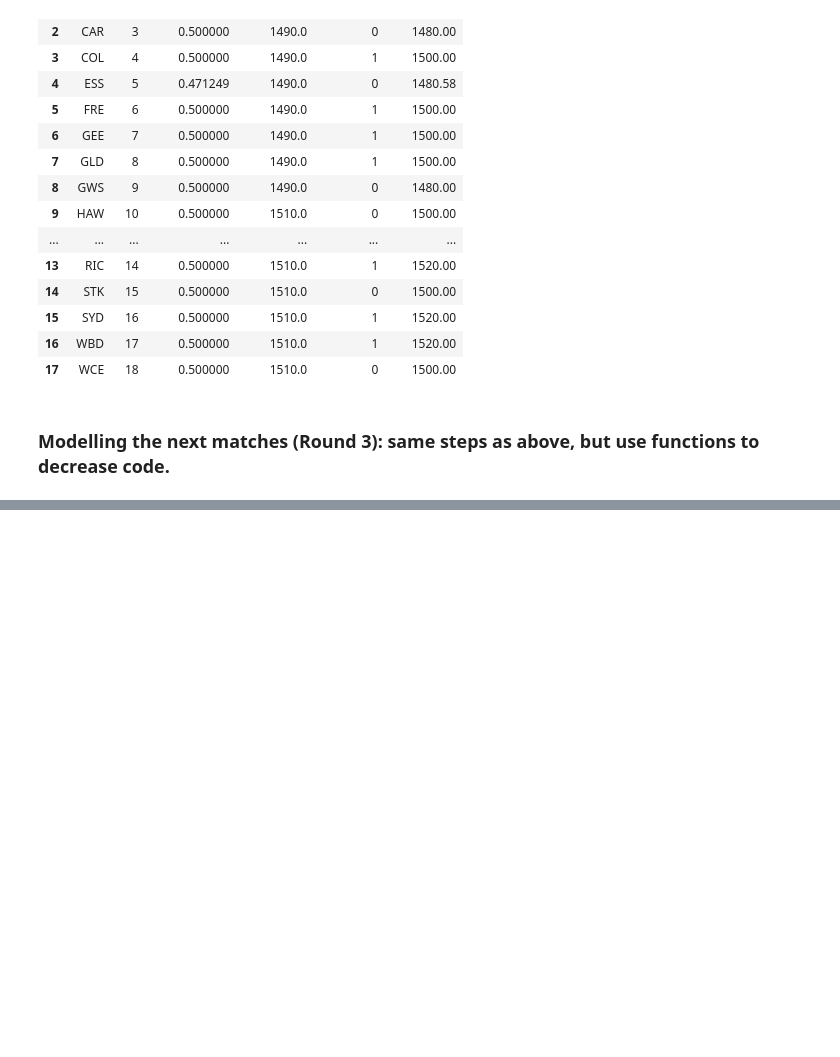
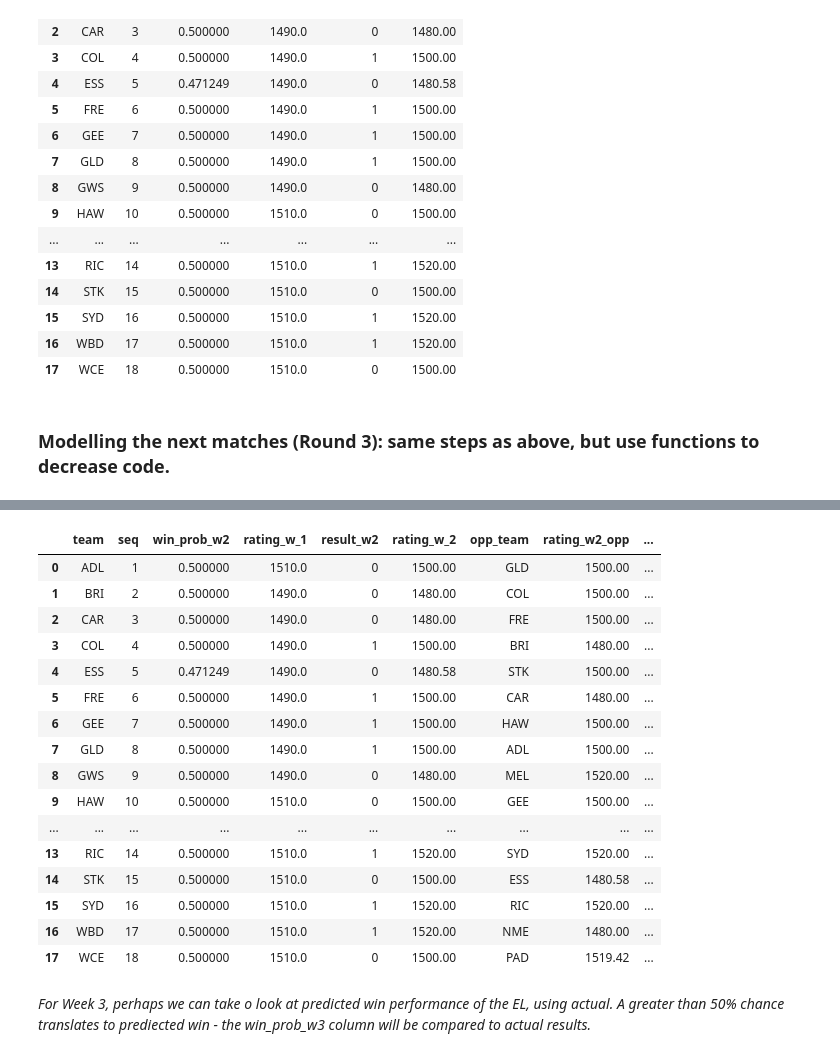
Before and after one commit to stevegabriel1/afl_elo_ratings, a Jupyter notebook: basic_version.ipynb, the cells around one changed output, grey strips where cells are left out. Cells and saved outputs as stored; diff of their text form; code cells hidden in the pictures; blank space fills up the shorter version.

```diff
--- a/basic_version.ipynb
+++ b/basic_version.ipynb
@@ -327,3 +327,8 @@ rframe_2
 | 17 | WCE | 18 | 0.500000 | 1510.0 | 0 | 1500.00 |
 # %% [markdown]
 ### **Modelling the next matches (Round 3): same steps as above, but use functions to decrease code.**
+# %%
+contests_w3 = rframe_2
+# Create opposition team rating column for R3:
+contests_w3['opp_team'] = ['GLD','COL','FRE','BRI','STK','CAR','HAW','ADL','MEL','GEE','GWS','WBD','WCE','SYD','ESS','RIC','NME','PAD']
+contests_w3
@@ -329,0 +355,5 @@ rframe_2
+# %%
+# create concise lookup table which is a subset of contests_w2:
+lookup_vals_w3 = contests_w3[['team','rating_w_2']]
+lookup_vals_w3.columns = ['opp_team','rating_w2_opp']
+lookup_vals_w3.head()
@@ -329,0 +367,5 @@ rframe_2
+# %%
+w3_joined = pd.merge(contests_w3,
+                      lookup_vals_w3,
+                      on ='opp_team',
+                      how ='left')
@@ -329,0 +392,25 @@ rframe_2
+# %%
+## Now the formula can be applied row by row:
+w3_joined['win_prob_w3'] = 1/(1 + (10**((w3_joined['rating_w2_opp']-w3_joined['rating_w_2'])/400)))
+# %%
+w3_joined
+# %% [output]
+|  | team | seq | win_prob_w2 | rating_w_1 | result_w2 | rating_w_2 | opp_team | rating_w2_opp | ... |
+| 0 | ADL | 1 | 0.500000 | 1510.0 | 0 | 1500.00 | GLD | 1500.00 | ... |
+| 1 | BRI | 2 | 0.500000 | 1490.0 | 0 | 1480.00 | COL | 1500.00 | ... |
+| 2 | CAR | 3 | 0.500000 | 1490.0 | 0 | 1480.00 | FRE | 1500.00 | ... |
+| 3 | COL | 4 | 0.500000 | 1490.0 | 1 | 1500.00 | BRI | 1480.00 | ... |
+| 4 | ESS | 5 | 0.471249 | 1490.0 | 0 | 1480.58 | STK | 1500.00 | ... |
+| 5 | FRE | 6 | 0.500000 | 1490.0 | 1 | 1500.00 | CAR | 1480.00 | ... |
+| 6 | GEE | 7 | 0.500000 | 1490.0 | 1 | 1500.00 | HAW | 1500.00 | ... |
+| 7 | GLD | 8 | 0.500000 | 1490.0 | 1 | 1500.00 | ADL | 1500.00 | ... |
+| 8 | GWS | 9 | 0.500000 | 1490.0 | 0 | 1480.00 | MEL | 1520.00 | ... |
+| 9 | HAW | 10 | 0.500000 | 1510.0 | 0 | 1500.00 | GEE | 1500.00 | ... |
+| ... | ... | ... | ... | ... | ... | ... | ... | ... | ... |
+| 13 | RIC | 14 | 0.500000 | 1510.0 | 1 | 1520.00 | SYD | 1520.00 | ... |
+| 14 | STK | 15 | 0.500000 | 1510.0 | 0 | 1500.00 | ESS | 1480.58 | ... |
+| 15 | SYD | 16 | 0.500000 | 1510.0 | 1 | 1520.00 | RIC | 1520.00 | ... |
+| 16 | WBD | 17 | 0.500000 | 1510.0 | 1 | 1520.00 | NME | 1480.00 | ... |
+| 17 | WCE | 18 | 0.500000 | 1510.0 | 0 | 1500.00 | PAD | 1519.42 | ... |
+# %% [markdown]
+*For Week 3, perhaps we can take o look at predicted win performance of the EL, using actual. A greater than 50% chance translates to prediected win - the win_prob_w3 column will be compared to actual results.*
```
Also changed, not shown: parts of 4 cells of this notebook.
